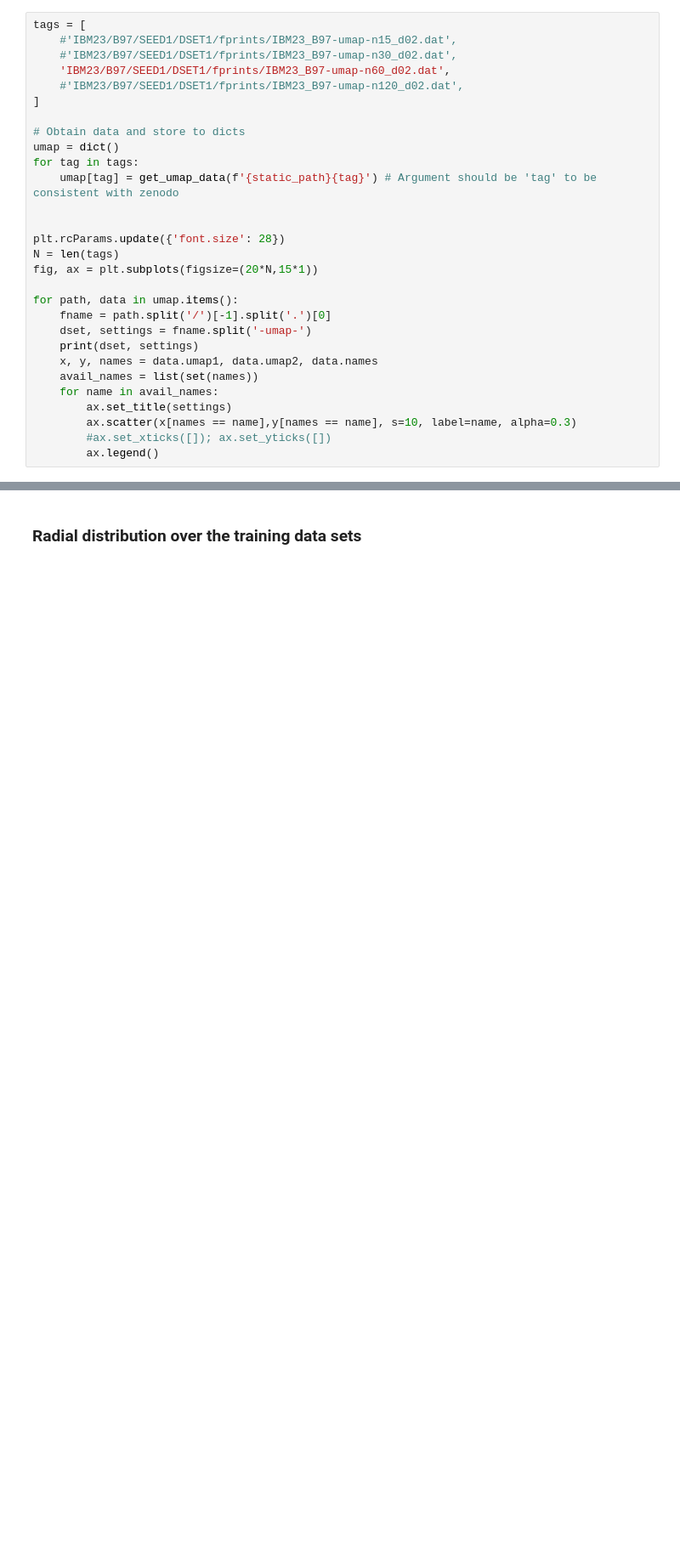
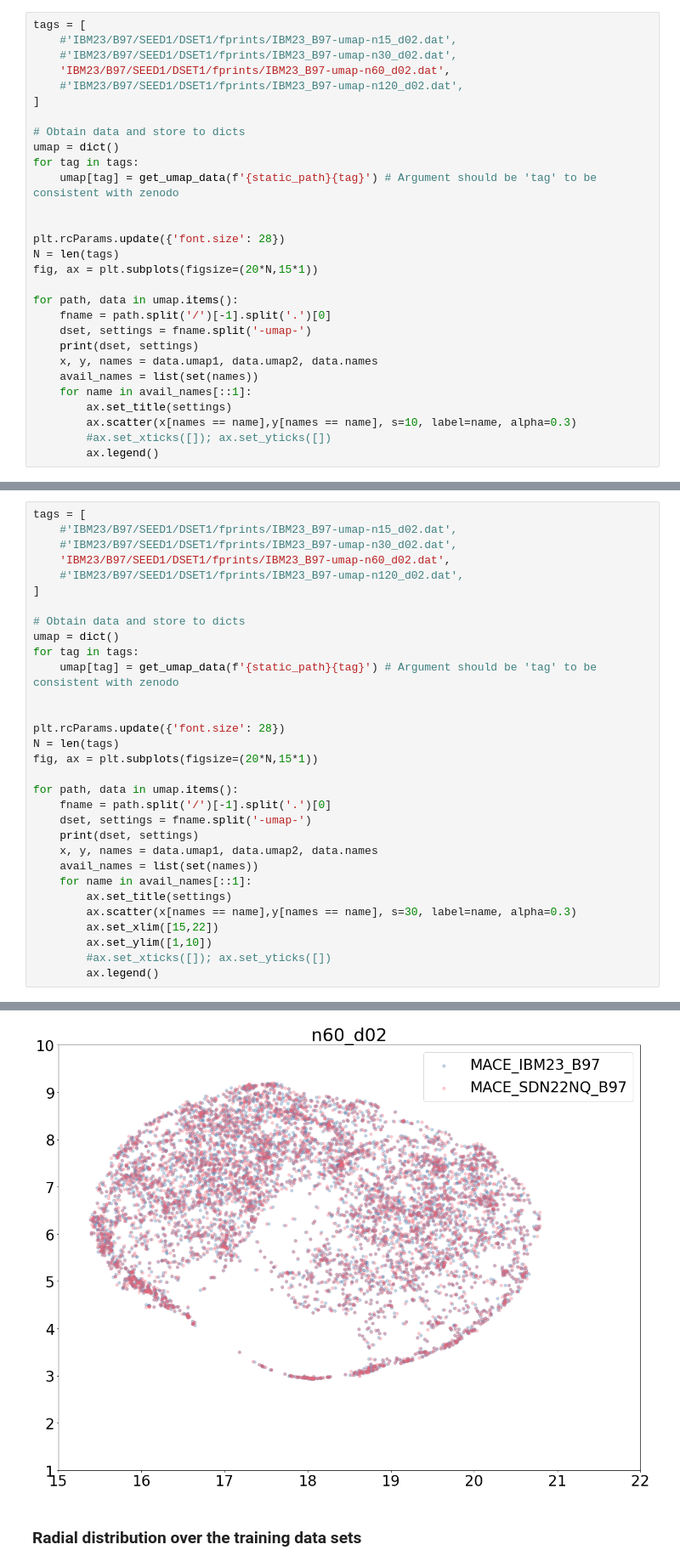
Before and after one commit to imagdau/EC-EMC_diffusion_DFT-MLIP-Data_comparison, a Jupyter notebook: for_paper.ipynb, the cells around one changed output, grey strips where cells are left out. Shown at 85% size. Saved outputs shown, nothing was run; the diff lists cells and outputs as text; blank space fills up the shorter version.

Commit message:
Added some UMAP plots of the IBM23 dataset, evaluated with the IBM23_B97 and SDN22NQ_B97 models (seed1, sample1)

```diff
--- a/for_paper.ipynb
+++ b/for_paper.ipynb
@@ -616,7 +616,7 @@ for path, data in umap.items():
     print(dset, settings)
     x, y, names = data.umap1, data.umap2, data.names
     avail_names = list(set(names))
-    for name in avail_names:
+    for name in avail_names[::1]:
         ax.set_title(settings)
         ax.scatter(x[names == name],y[names == name], s=10, label=name, alpha=0.3)
         #ax.set_xticks([]); ax.set_yticks([])
@@ -624,3 +624,35 @@ for path, data in umap.items():
 # %% [output]
 IBM23_B97 n60_d02
 [figure]
+# %%
+tags = [
+    #'IBM23/B97/SEED1/DSET1/fprints/IBM23_B97-umap-n15_d02.dat',
+    #'IBM23/B97/SEED1/DSET1/fprints/IBM23_B97-umap-n30_d02.dat',
+    'IBM23/B97/SEED1/DSET1/fprints/IBM23_B97-umap-n60_d02.dat',
+    #'IBM23/B97/SEED1/DSET1/fprints/IBM23_B97-umap-n120_d02.dat',
+]
+
+# Obtain data and store to dicts
+umap = dict()
+for tag in tags:
+    umap[tag] = get_umap_data(f'{static_path}{tag}') # Argument should be 'tag' to be consistent with zenodo
+
+
+plt.rcParams.update({'font.size': 28})
+N = len(tags)
+fig, ax = plt.subplots(figsize=(20*N,15*1))
+
+for path, data in umap.items():
+    fname = path.split('/')[-1].split('.')[0]
+    dset, settings = fname.split('-umap-')
+    print(dset, settings)
+    x, y, names = data.umap1, data.umap2, data.names
+    avail_names = list(set(names))
+    for name in avail_names[::1]:
+        ax.set_title(settings)
+        ax.scatter(x[names == name],y[names == name], s=30, label=name, alpha=0.3)
+        ax.set_xlim([15,22])
+        ax.set_ylim([1,10])
+        #ax.set_xticks([]); ax.set_yticks([])
+        ax.legend()
+# %% [output]
@@ -627,3 +660,4 @@ IBM23_B97 n60_d02
+[figure, added]
 # %% [markdown]
 ### Radial distribution over the training data sets
 # %% [markdown]
```
Also changed, not shown: parts of 1 cell of this notebook.
